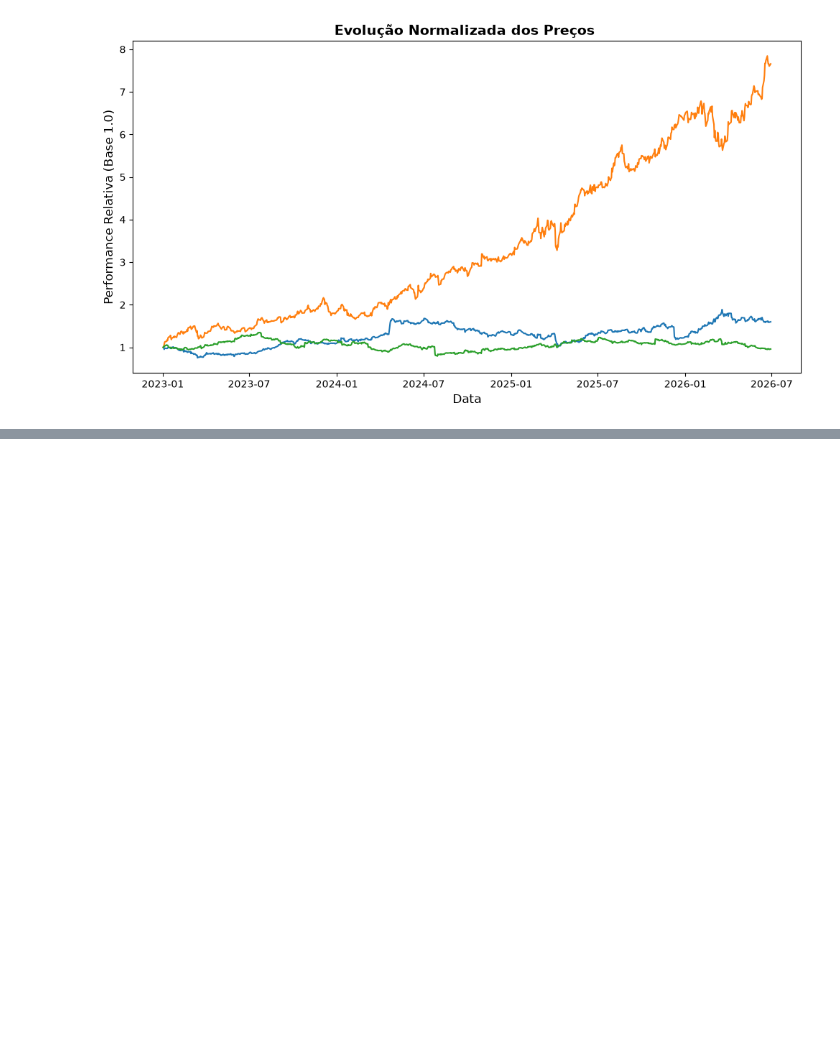
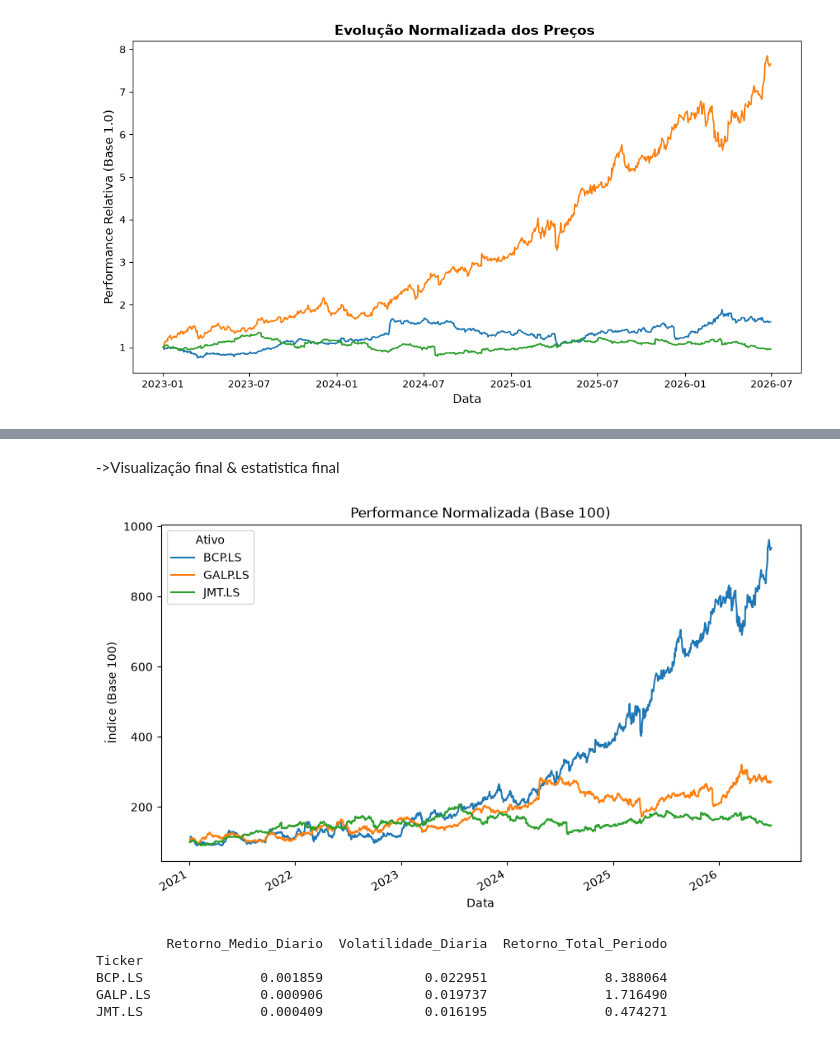
Before and after one commit to JoaoTMLopes/python-finance-learning, a Jupyter notebook: BASIC_REAL_DATA_ANALYSES.ipynb, the cells around one changed output, grey strips where cells are left out. Drawn from its saved outputs; the diff is of its cells as text; code cells hidden in the pictures; blank space fills up the shorter version.

```diff
--- a/BASIC_REAL_DATA_ANALYSES.ipynb
+++ b/BASIC_REAL_DATA_ANALYSES.ipynb
@@ -183,0 +295,4 @@ Text(0.5, 0, 'Data')
+# %%
+ativos= ["GALP.LS", "BCP.LS", "JMT.LS"]
+dados_psi_3 = yf.download(ativos, start="2021-01-01", end="2026-06-30")["Close"]
+print(dados_psi_3.head())
@@ -183,0 +315,3 @@ Text(0.5, 0, 'Data')
+# %%
+dados_normalizados = (dados_psi_3 / dados_psi_3.iloc[0]) * 100
+print(dados_normalizados.head())
@@ -183,0 +326,24 @@ Text(0.5, 0, 'Data')
+# %% [markdown]
+->Visualização final & estatistica final
+# %%
+dados_normalizados.plot(figsize=(10,6), title="Performance Normalizada (Base 100)")
+plt.xlabel("Data")
+plt.ylabel("Índice (Base 100)")
+plt.legend(title="Ativo")
+plt.show()
+# %% [output]
+[figure, added]
+# %%
+retornos = dados_psi_3.pct_change().dropna()
+resumo = pd.DataFrame({
+    "Retorno_Medio_Diario": retornos.mean(),
+    "Volatilidade_Diaria": retornos.std(),
+    "Retorno_Total_Periodo": ( dados_psi_3.iloc[-1] / dados_psi_3.iloc[0]) - 1
+})
+print(resumo)
+# %% [output]
+         Retorno_Medio_Diario  Volatilidade_Diaria  Retorno_Total_Periodo
+Ticker
+BCP.LS               0.001859             0.022951               8.388064
+GALP.LS              0.000906             0.019737               1.716490
+JMT.LS               0.000409             0.016195               0.474271
```
Also changed, not shown: parts of 18 cells of this notebook.
